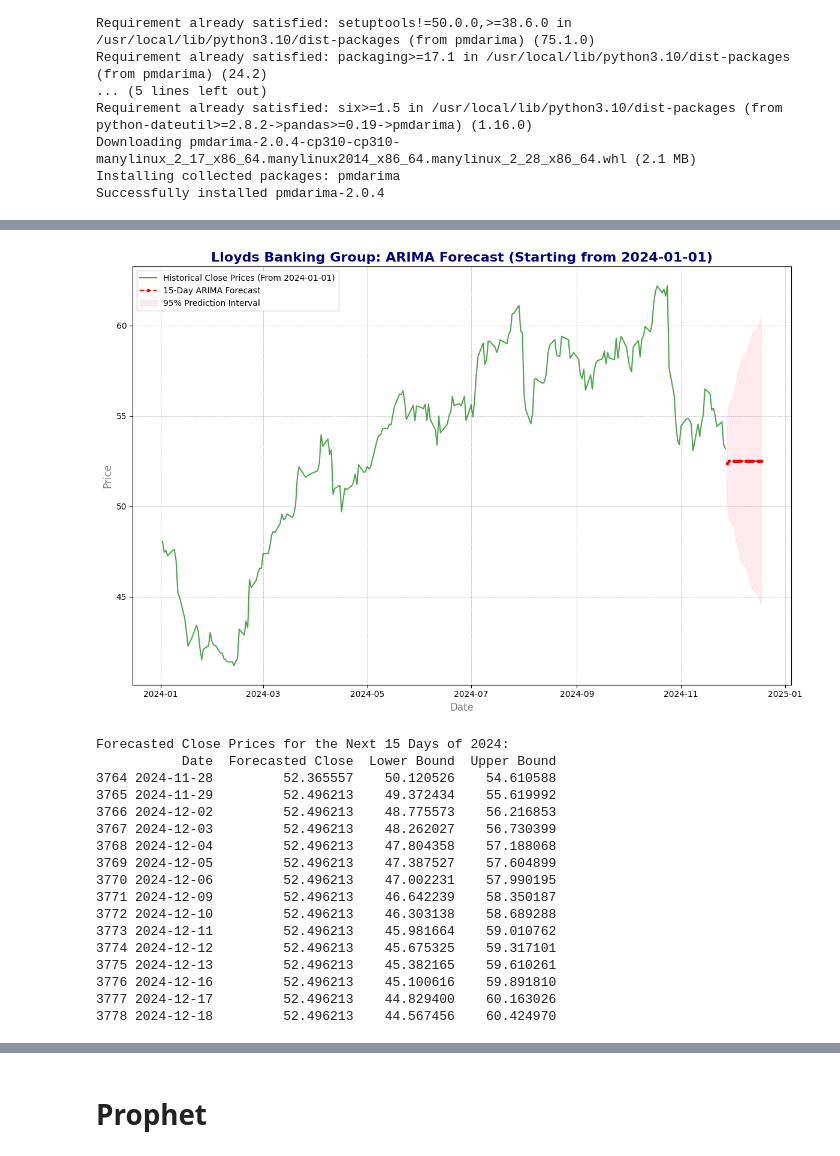
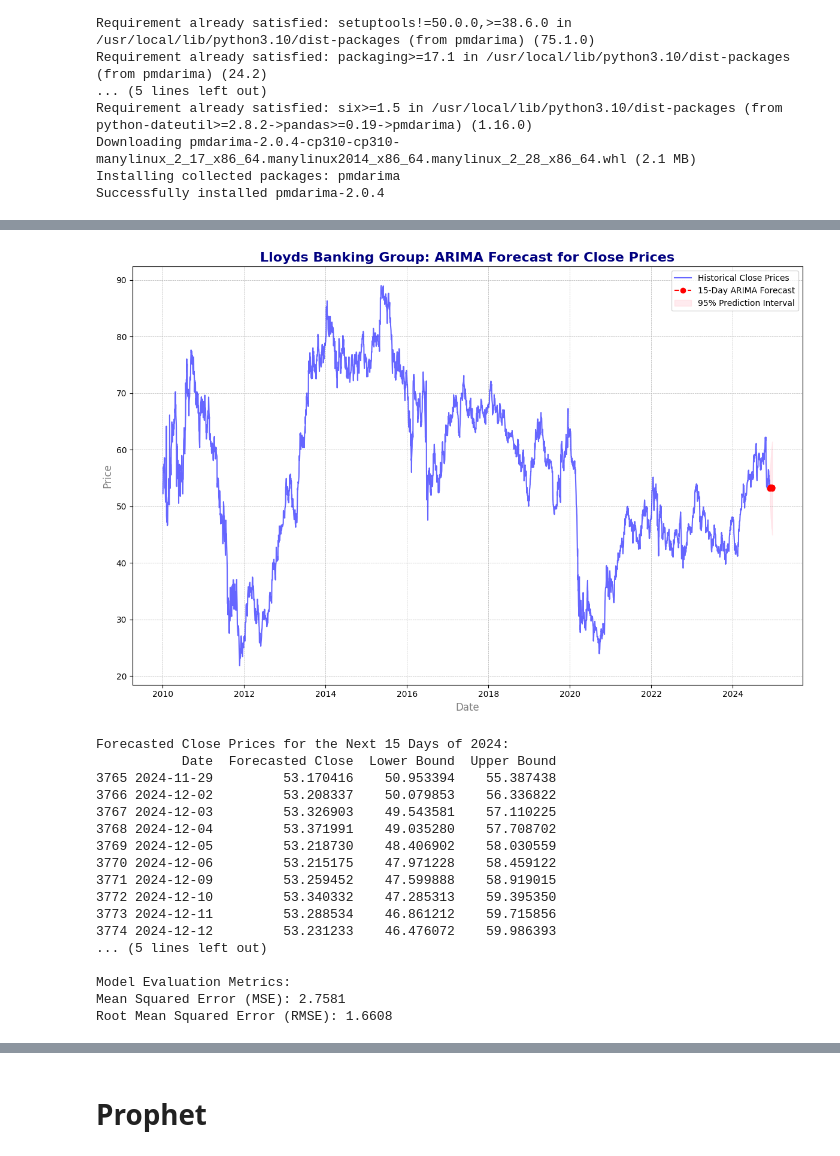
Before and after one commit to Dhavalkumar510/Final_Year_Project_UH, a Jupyter notebook: Final_Year_Project_UH.ipynb, the cells around one changed output, grey strips where cells are left out. Cells and saved outputs as stored; diff of their text form; code cells hidden in the pictures.

```diff
--- a/Final_Year_Project_UH.ipynb
+++ b/Final_Year_Project_UH.ipynb
@@ -196,7 +196,7 @@ def create_lstm_dataset(dataset, time_step=30):
     return np.array(X), np.array(y)
 
 # Define time step for sequence
-time_step = 45
+time_step = 30
 X, y = create_lstm_dataset(scaled_data, time_step)
 
 # Split data into train and test sets
@@ -513,40 +451,63 @@ Forecasted Close Prices for the Next 15 Days of 2024:
 # %%
-# Filter historical data from 2024-01-01 onward
-data.index = pd.to_datetime(data.index, format='%d-%m-%Y')  # Ensure the index is datetime
-filtered_data = data[data.index >= '2024-01-01']
 
-# Plot data from 2024-01-01 with forecast
+# Forecast for the next 15 business days
+forecast = best_model.get_forecast(steps=15)
+forecast_values = forecast.predicted_mean
+forecast_conf_int = forecast.conf_int()
+
+# Generate future dates
+start_date = close_prices.index[-1]  # Last date of the historical data
+future_dates = pd.date_range(start=start_date, periods=16, freq='B')[1:]  # Generate 15 business days
+
+# Create a DataFrame for the forecasted values
+forecast_df = pd.DataFrame({
+    'Date': future_dates,
+    'Forecasted Close': forecast_values,
+    'Lower Bound': forecast_conf_int.iloc[:, 0],
+    'Upper Bound': forecast_conf_int.iloc[:, 1]
+})
+
+# Plot the historical data and the forecast
 plt.figure(figsize=(12, 8))
-plt.plot(filtered_data.index, filtered_data['Close'], label='Historical Close Prices (From 2024-01-01)', color='green', alpha=0.7)
-plt.plot(forecast_df['Date'], forecast_df['Forecasted Close'], label='15-Day ARIMA Forecast', color='red', linestyle='--', marker='.')
+plt.plot(close_prices.index, close_prices, label='Historical Close Prices', color='blue', alpha=0.6)
+plt.plot(forecast_df['Date'], forecast_df['Forecasted Close'], label='15-Day ARIMA Forecast', color='red', linestyle='--', marker='o')
 plt.fill_between(forecast_df['Date'], forecast_df['Lower Bound'], forecast_df['Upper Bound'], color='pink', alpha=0.3, label='95% Prediction Interval')
-plt.title('Lloyds Banking Group: ARIMA Forecast (Starting from 2024-01-01)', fontsize=16, color='navy', weight='bold')
+plt.title('Lloyds Banking Group: ARIMA Forecast for Close Prices', fontsize=16, color='navy', weight='bold')
 plt.xlabel('Date', fontsize=12, color='gray')
 plt.ylabel('Price', fontsize=12, color='gray')
 plt.legend()
 plt.grid(visible=True, linestyle='--', linewidth=0.5)
 plt.tight_layout()
 plt.show()
 
-# Display the forecasted values
+# Display forecasted values
 print("Forecasted Close Prices for the Next 15 Days of 2024:")
 print(forecast_df)
+
+# Calculate RMSE
+y_true = close_prices[-15:]  # Adjust if validation set is used
+y_forecasted = forecast.predicted_mean[:len(y_true)]  # Limit predictions to historical overlap
+mse = mean_squared_error(y_true, y_forecasted)
+rmse = np.sqrt(mse)
+print(f"\nModel Evaluation Metrics:")
+print(f"Mean Squared Error (MSE): {mse:.4f}")
+print(f"Root Mean Squared Error (RMSE): {rmse:.4f}")
 # %% [output]
-[figure, old version]
+[figure, new version]
 Forecasted Close Prices for the Next 15 Days of 2024:
            Date  Forecasted Close  Lower Bound  Upper Bound
-3764 2024-11-28         52.365557    50.120526    54.610588
-3765 2024-11-29         52.496213    49.372434    55.619992
-3766 2024-12-02         52.496213    48.775573    56.216853
-3767 2024-12-03         52.496213    48.262027    56.730399
-3768 2024-12-04         52.496213    47.804358    57.188068
-3769 2024-12-05         52.496213    47.387527    57.604899
-3770 2024-12-06         52.496213    47.002231    57.990195
-3771 2024-12-09         52.496213    46.642239    58.350187
-3772 2024-12-10         52.496213    46.303138    58.689288
-3773 2024-12-11         52.496213    45.981664    59.010762
-3774 2024-12-12         52.496213    45.675325    59.317101
-3775 2024-12-13         52.496213    45.382165    59.610261
-3776 2024-12-16         52.496213    45.100616    59.891810
-3777 2024-12-17         52.496213    44.829400    60.163026
-3778 2024-12-18         52.496213    44.567456    60.424970
+3765 2024-11-29         53.170416    50.953394    55.387438
+3766 2024-12-02         53.208337    50.079853    56.336822
+3767 2024-12-03         53.326903    49.543581    57.110225
+3768 2024-12-04         53.371991    49.035280    57.708702
+3769 2024-12-05         53.218730    48.406902    58.030559
+3770 2024-12-06         53.215175    47.971228    58.459122
+3771 2024-12-09         53.259452    47.599888    58.919015
+3772 2024-12-10         53.340332    47.285313    59.395350
+3773 2024-12-11         53.288534    46.861212    59.715856
+3774 2024-12-12         53.231233    46.476072    59.986393
+... (5 lines left out)
+
+Model Evaluation Metrics:
+Mean Squared Error (MSE): 2.7581
+Root Mean Squared Error (RMSE): 1.6608
```
Also changed, not shown: parts of 25 cells of this notebook.
